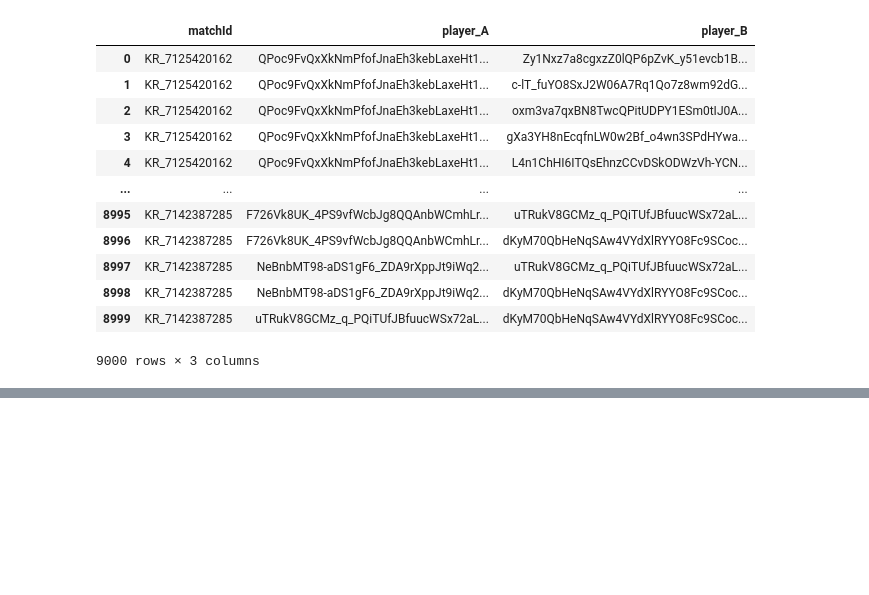
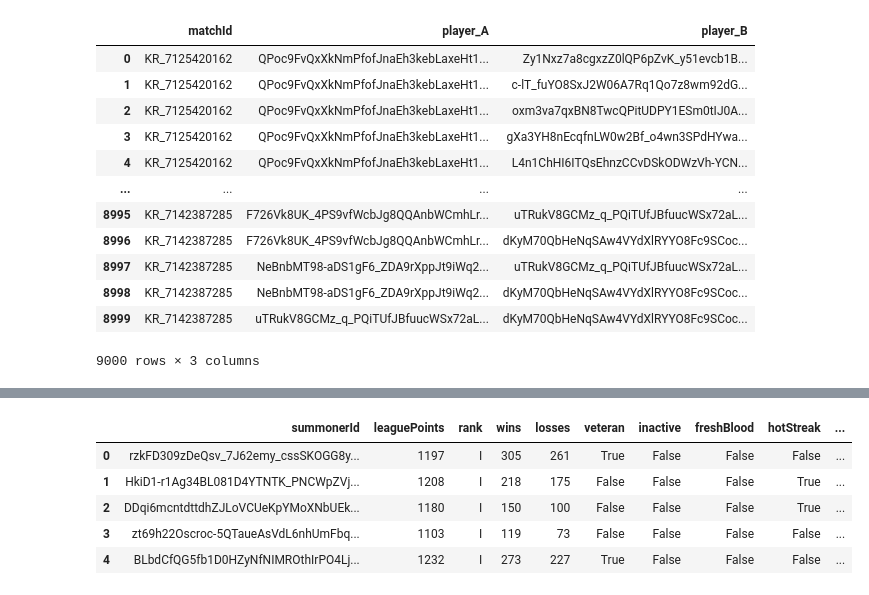
Before and after one commit to kim-bo-saeng/personal_project, a Jupyter notebook: lol_data/lol_data_analysis.ipynb, the cells around one changed output, grey strips where cells are left out. Drawn from its saved outputs; the diff is of its cells as text; code cells hidden in the pictures; blank space fills up the shorter version.

```diff
--- a/lol_data/lol_data_analysis.ipynb
+++ b/lol_data/lol_data_analysis.ipynb
@@ -227,0 +242,9 @@ player_match_df
+# %%
+summoner_raw_data.head()
+# %% [output]
+|  | summonerId | leaguePoints | rank | wins | losses | veteran | inactive | freshBlood | hotStreak | ... |
+| 0 | rzkFD309zDeQsv_7J62emy_cssSKOGG8y... | 1197 | I | 305 | 261 | True | False | False | False | ... |
+| 1 | HkiD1-r1Ag34BL081D4YTNTK_PNCWpZVj... | 1208 | I | 218 | 175 | False | False | False | True | ... |
+| 2 | DDqi6mcntdttdhZJLoVCUeKpYMoXNbUEk... | 1180 | I | 150 | 100 | False | False | False | True | ... |
+| 3 | zt69h22Oscroc-5QTaueAsVdL6nhUmFbq... | 1103 | I | 119 | 73 | False | False | False | False | ... |
+| 4 | BLbdCfQG5fb1D0HZyNfNIMROthIrPO4Lj... | 1232 | I | 273 | 227 | True | False | False | False | ... |
```
Also changed, not shown: parts of 5 cells of this notebook.
